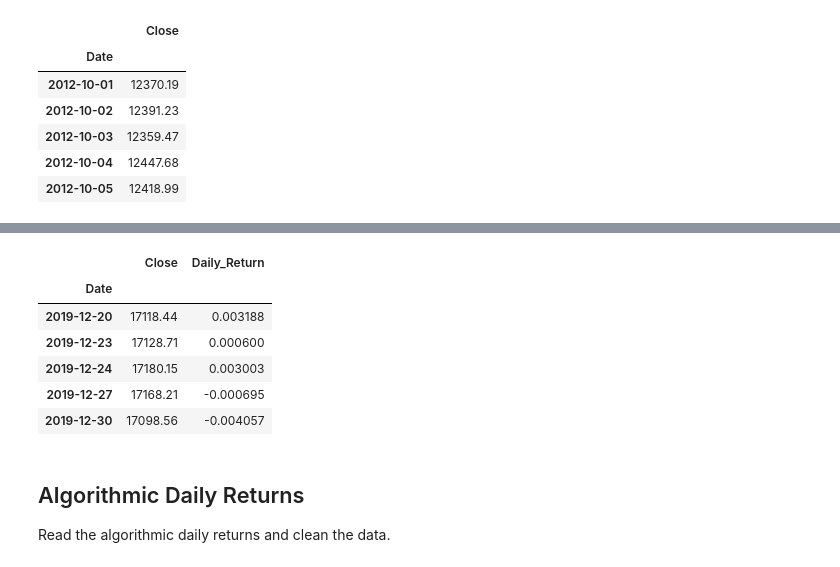
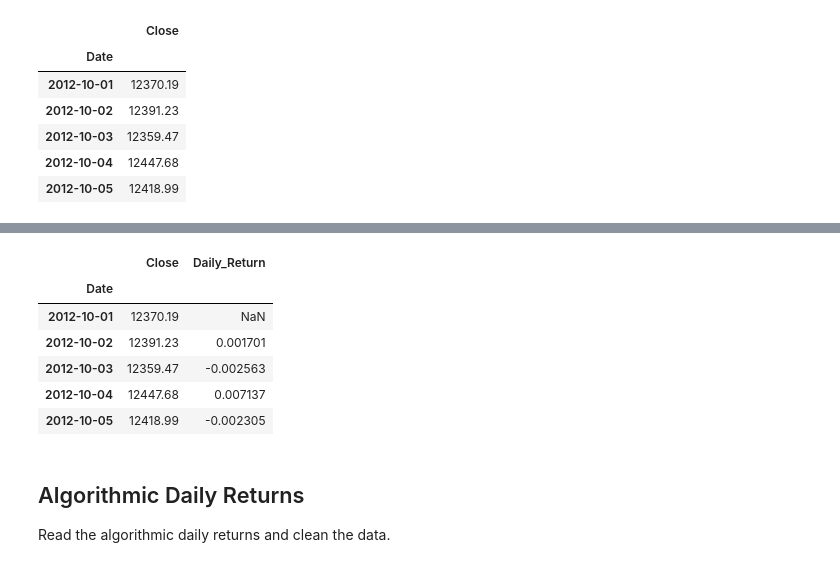
Before and after one commit to ahcano/pandas, a Jupyter notebook: Anahs_whale_analysis.ipynb, the cells around one changed output, grey strips where cells are left out. Drawn from its saved outputs; the diff is of its cells as text; code cells hidden in the pictures.

```diff
--- a/Anahs_whale_analysis.ipynb
+++ b/Anahs_whale_analysis.ipynb
@@ -221,15 +221,15 @@ Date
 [1818 rows x 2 columns]
 # %%
 # Rename `Close` Column to be specific to this portfolio.
-sp_tsx_history.tail()
+sp_tsx_history.head()
 # %% [output]
 |  | Close | Daily_Return |
 | Date |  |  |
-| 2019-12-20 | 17118.44 | 0.003188 |
-| 2019-12-23 | 17128.71 | 0.000600 |
-| 2019-12-24 | 17180.15 | 0.003003 |
-| 2019-12-27 | 17168.21 | -0.000695 |
-| 2019-12-30 | 17098.56 | -0.004057 |
+| 2012-10-01 | 12370.19 | NaN |
+| 2012-10-02 | 12391.23 | 0.001701 |
+| 2012-10-03 | 12359.47 | -0.002563 |
+| 2012-10-04 | 12447.68 | 0.007137 |
+| 2012-10-05 | 12418.99 | -0.002305 |
 # %% [markdown]
 ## Algorithmic Daily Returns
 
```
Also changed, not shown: parts of 11 cells of this notebook.
